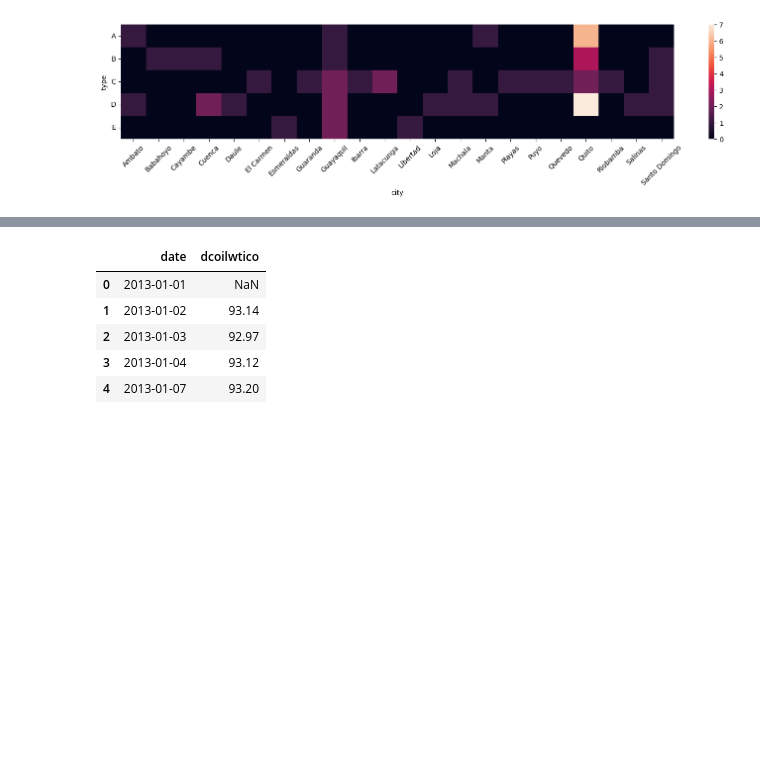
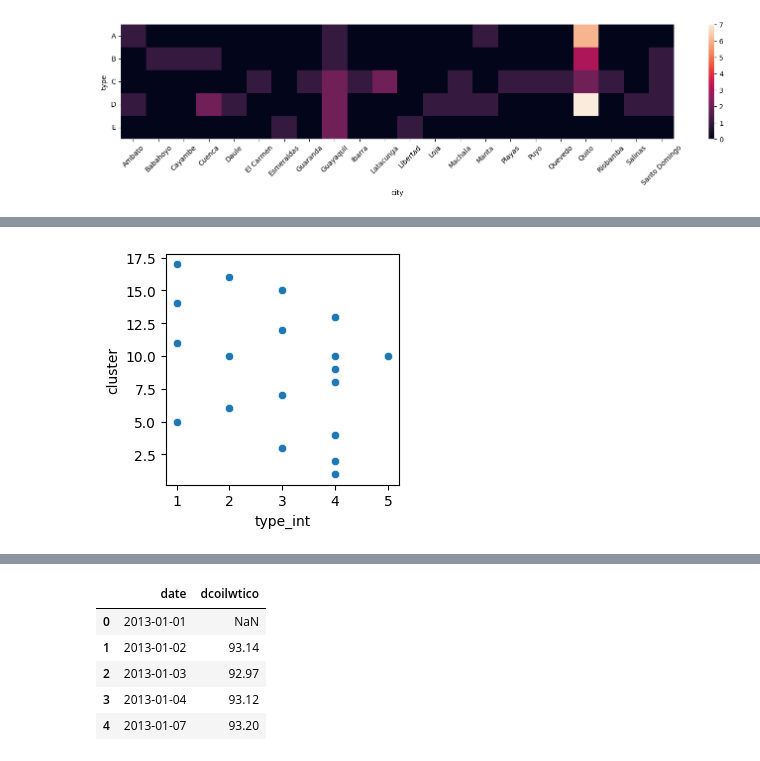
Before and after one commit to Komsan-Kongwongsupak/store-sales, a Jupyter notebook: store-sales.ipynb, the cells around one changed output, grey strips where cells are left out. Cells and saved outputs as stored; diff of their text form; code cells hidden in the pictures; blank space fills up the shorter version.

```diff
--- a/store-sales.ipynb
+++ b/store-sales.ipynb
@@ -244,0 +255,7 @@ plt.show()
+# %%
+plt.figure(figsize=(3, 3))
+df_store['type_int'] = df_store['type'].apply(lambda t: ['Z', 'A', 'B', 'C', 'D', 'E'].index(t))
+ax = sns.scatterplot(data=df_store, x='type_int', y='cluster')
+plt.show()
+# %% [output]
+[figure, added]
```
Also changed, not shown: parts of 10 cells of this notebook.
